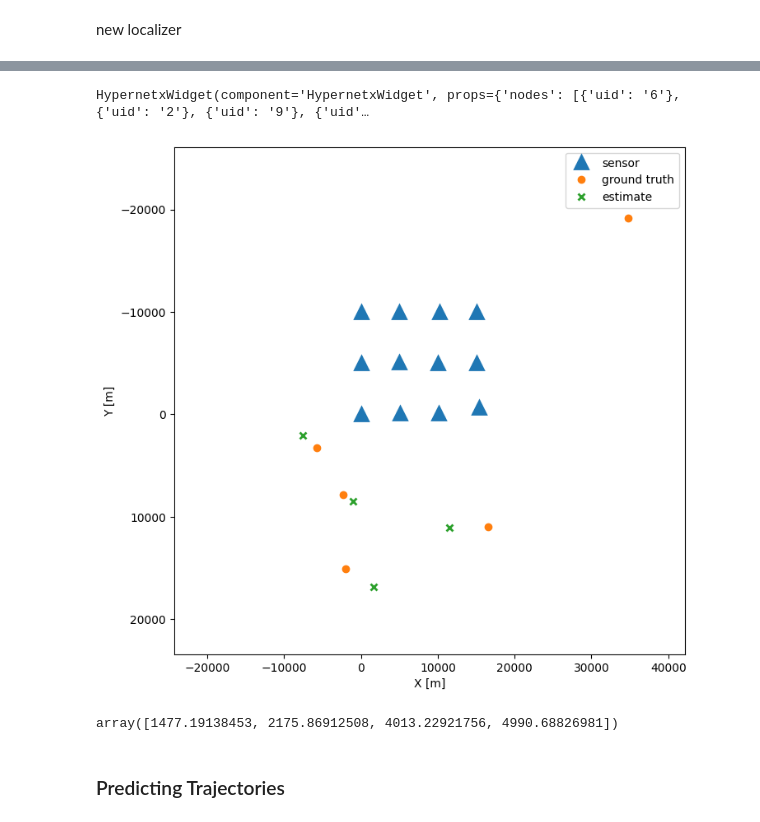
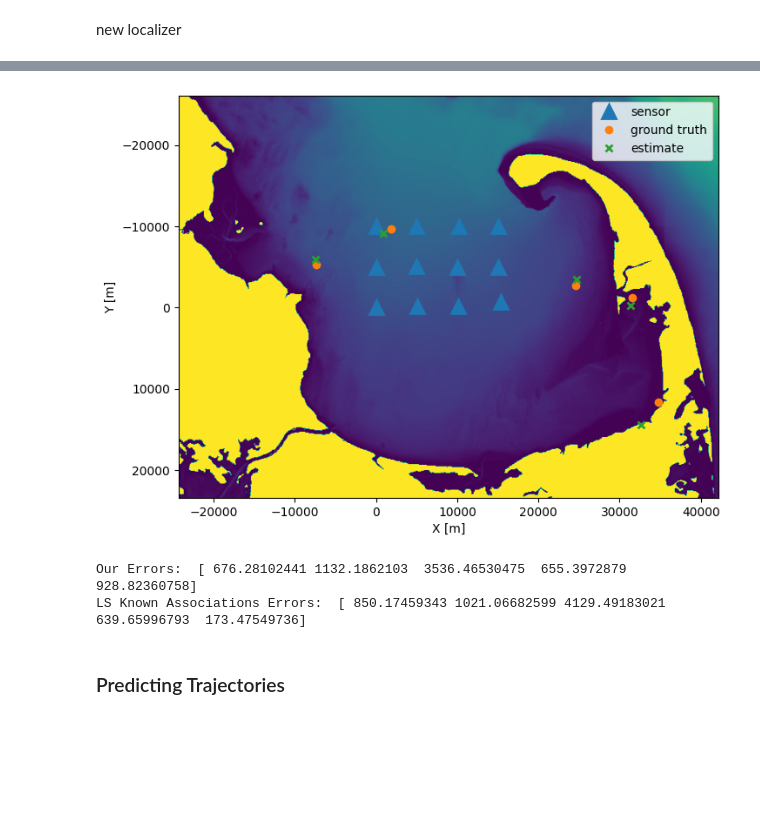
Before and after one commit to whoi-mars/Whale-Gunshot-Localization, a Jupyter notebook: associate_and_localize/algorithm_sandbox.ipynb, the cells around one changed output, grey strips where cells are left out. Drawn from its saved outputs; the diff is of its cells as text; code cells hidden in the pictures; blank space fills up the shorter version.

```diff
--- a/associate_and_localize/algorithm_sandbox.ipynb
+++ b/associate_and_localize/algorithm_sandbox.ipynb
@@ -332,9 +292,9 @@ Generate the measurements
 # %%
 # generate measurements and associations
-rng1 = np.random.default_rng(98765)
+rng1 = np.random.default_rng(9625)
 while True:
     measurements, source_associations, TOSSIT_associations, source_locs = generate_measurements(num_sources=5, var=1000*1000, num_delete=0, rng=rng1, in_sensors=False)
-    if math_tools.is_sparse_locs(source_locs, thresh=10):
+    if math_tools.is_sparse_locs(source_locs, thresh=10) and is_in_bay(source_locs, bathym, config['TOSSIT']['map_origin'], config['TOSSIT']['dx'], config['TOSSIT']['dy']):
         break
 
 # visualize results
@@ -895,6 +393,8 @@ class Localizer:
 
         # prune sets of k measurements based on pairwise intersection check
         self.prune = prune
+
+        self.memo = dict()
 
         # get bounds of considered grid
         self.min_x = config['scaling']['min_x']
@@ -1000,7 +500,8 @@ class Localizer:
         H = (-2 / N)*(np.einsum('ij,kj->jik', p_i, p_i).sum(axis=0)) + (2*c @ c.T)
 
         if np.linalg.matrix_rank(H) < 2:
-            raise RuntimeError('H matrix not full rank.')
+            cost, loc = self._localize_opt(ranges, sensors_idx)
+            return cost, loc
         else:
             # check if approximation holds to make H matrix.
             # if not, use gradient-based localization
@@ -1048,7 +549,13 @@ class Localizer:
                     break
 
                 # get trilateration cost for candidate
-                _, loc = self._localize(self._linear_measurements[range_subcombo], s_subcombo)
+                key = (tuple(sorted(s_subcombo)), tuple(sorted(range_subcombo)))
+                if key in self.memo.keys():
+                    loc = self.memo[key]
+                else:
+                    _, loc = self._localize(self._linear_measurements[range_subcombo], s_subcombo)
+                    self.memo[key] = loc
+                # _, loc = self._localize(self._linear_measurements[range_subcombo], s_subcombo)
 
                 r = (set(range_combo) - set(range_subcombo)).pop()
                 s = (set(s_comb) - set(s_subcombo)).pop()
@@ -1144,11 +651,13 @@ class Localizer:
             # save hypergraph
             if len(scenes):
                 self.H = hnx.Hypergraph(scenes)
+                self.memo = dict()
                 return True
             elif adaptive and (not len(scenes)) and adaptive_thresh < adaptive_max:
                 adaptive_thresh += threshold_delta
                 continue
             else:
+                self.memo = dict()
                 return False
 
 
@@ -1890,3 +1395,3 @@ Wall time: 58.5 s
 True
 # %%
-assoc, locs_est = l.associate_and_localize(method='partition', last_step=True)
+assoc, locs_est = l.associate_and_localize(method='partition')
@@ -1901,7 +1398,3 @@ last
-# %%
-HypernetxWidget(l.H)
-# %% [output]
-HypernetxWidget(component='HypernetxWidget', props={'nodes': [{'uid': '6'}, {'uid': '2'}, {'uid': '9'}, {'uid'…
 # %%
 def get_bearing(x_ends, y_ends):
     return math.atan2(y_ends[1] - y_ends[0], x_ends[1] - x_ends[0]) * (180 / math.pi)
@@ -1912,7 +1405,7 @@ def bearing_error(bearing1, bearing2):
         theta = 360 - theta
     return theta
 
-def plot_localization(source_locs, locs_est=None, title='', buffer=6000, trajectory=False):
+def plot_localization(source_locs, locs_est=None, title='', bathym=None, buffer=6000, trajectory=False):
 
     # load constants
     TOSSIT_locations = np.asarray([config['TOSSIT']['TOSSIT_y'], config['TOSSIT']['TOSSIT_x']]).T
@@ -1920,6 +1413,16 @@ def plot_localization(source_locs, locs_est=None, title='', buffer=6000, traject
     max_x = config['scaling']['max_x']
     min_y = config['scaling']['min_y']
     max_y = config['scaling']['max_y']
+    map_origin = config['TOSSIT']['map_origin']
+    dy = config['TOSSIT']['dy']
+    dx = config['TOSSIT']['dx']
+
+    if bathym:
+        # crop bathymetry appropriately
+        bathym = bathym.crop((round(map_origin[1] + (min_x/dx) - (buffer/dx)),
+                              round(map_origin[0] + (min_y/dy) - (buffer/dy)),
+                              round(map_origin[1] + (max_x/dx) + (buffer/dx)),
+                              round(map_origin[0] + (max_y/dy) + (buffer/dy))))
 
     plt.plot(TOSSIT_locations[:,1], TOSSIT_locations[:,0], '^', markersize=12, label='sensor', markeredgewidth=2)
     plt.plot(source_locs[:,1], source_locs[:,0], 'o', label='ground truth')
@@ -1956,11 +1459,13 @@ def plot_localization(source_locs, locs_est=None, title='', buffer=6000, traject
     plt.xlim([min_x-buffer, max_x+buffer])
     plt.ylim([min_y-buffer, max_y+buffer])
     plt.gca().invert_yaxis()
+    if bathym:
+        implot = plt.imshow(bathym, extent=(min_x - buffer, max_x + buffer, max_y + buffer, min_y - buffer))
     plt.legend()
     if len(title):
         plt.title(title)
     plt.show()
 # %%
-plot_localization(source_locs, locs_est)
+plot_localization(source_locs, locs_est, bathym=bathym)
 # %% [output]
-[figure, old version]
+[figure, new version]
@@ -1972,7 +1472,40 @@ res = np.sqrt(((source_loc_combs[np.argmin(errors_matrix),:num_ests,:] - locs_es
 # %%
-res
+# calculate errors in the best alignment of source locations and their estimates
+num_ests = locs_est.shape[0]
+source_loc_combs = np.asarray(list(map(list, itertools.permutations(source_locs))))
+source_loc_idx_combs = np.asarray(list(map(list, itertools.permutations(np.arange(source_locs.shape[0])))))
+errors_matrix = np.sqrt(((source_loc_combs[:,:num_ests,:] - locs_est[np.newaxis,:,:]) ** 2).sum(axis=2)).sum(axis=1)
+res = np.sqrt(((source_loc_combs[np.argmin(errors_matrix),:num_ests,:] - locs_est[np.newaxis,:,:]) ** 2).sum(axis=2)).flatten()
+
+# prepare localizer object
+measurements_flat = np.concatenate(measurements)
+assoc_flat = np.concatenate(source_associations)
+TOSSIT_flat = np.concatenate(TOSSIT_associations)
+localizer = MultilaterationOpt()
+TOSSIT_locations = np.asarray([config['TOSSIT']['TOSSIT_y'], config['TOSSIT']['TOSSIT_x']]).T
+localizer.set_map({
+    'TOSSIT_locations' : TOSSIT_locations,
+    'min_x' : config['scaling']['min_x'],
+    'max_x' : config['scaling']['max_x'],
+    'min_y' : config['scaling']['min_y'],
+    'max_y' : config['scaling']['max_y'],
+})
+
+# calculate least squares errors with known associations
+detected_sources = source_loc_idx_combs[np.argmin(errors_matrix)][:num_ests]
+best_locs = []
+for sidx in detected_sources:
+    idx = np.where(assoc_flat == sidx)[0]
+    _, loc = localizer.localize(measurements_flat[idx], TOSSIT_flat[idx])
+    best_locs.append(loc)
+best_locs = np.asarray(best_locs)
+best_res = np.sqrt(((best_locs - source_locs[detected_sources]) ** 2).sum(axis=1))
+
+print("Our Errors: ", res)
+print("LS Known Associations Errors: ", best_res)
 # %% [output]
-array([1477.19138453, 2175.86912508, 4013.22921756, 4990.68826981])
+Our Errors:  [ 676.28102441 1132.1862103  3536.46530475  655.3972879   928.82360758]
+LS Known Associations Errors:  [ 850.17459343 1021.06682599 4129.49183021  639.65996793  173.47549736]
 # %% [markdown]
 ### Predicting Trajectories
 # %%
```
Also changed, not shown: parts of 13 cells of this notebook.
